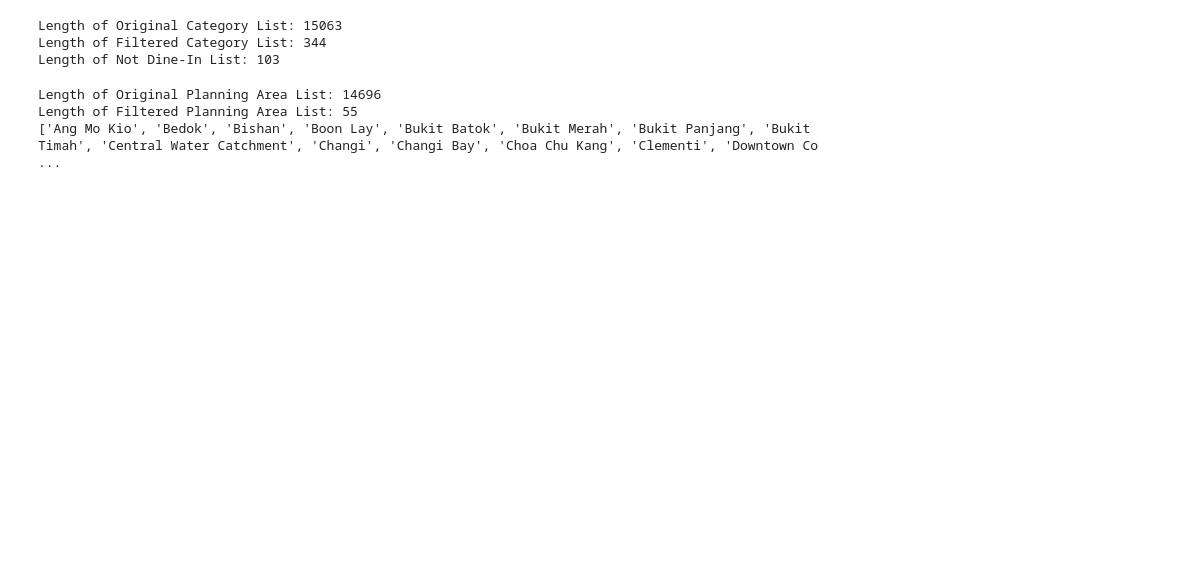
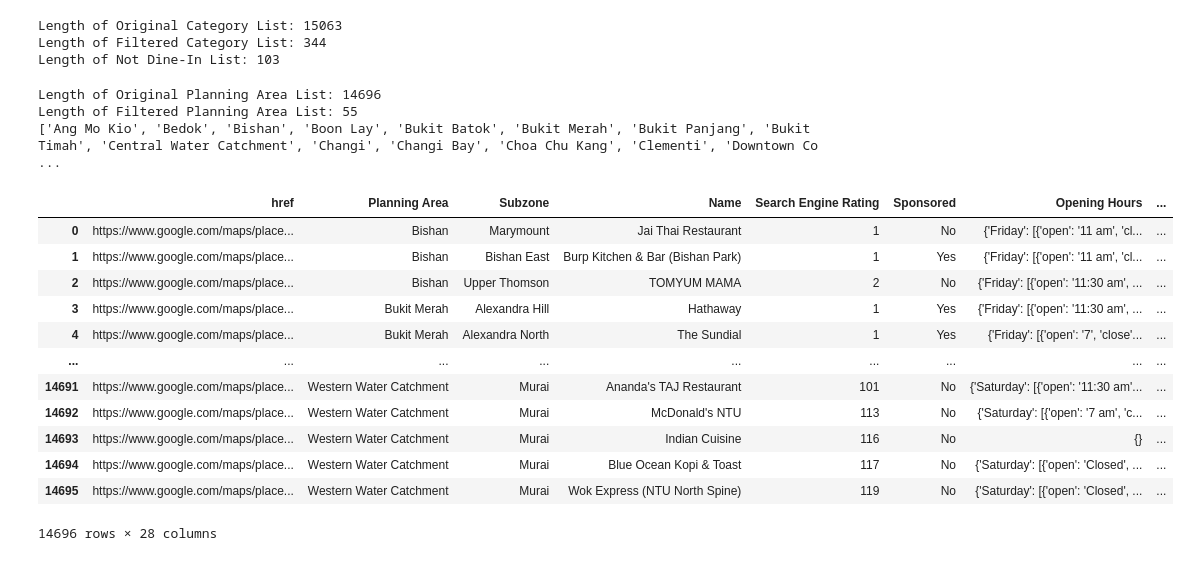
Before and after one commit to AlexanderLJX/SIT-Data-Visualization-and-Analysis, a Jupyter notebook: main/data_cleansing_food.ipynb, the cells around one changed output. Cells and saved outputs as stored; diff of their text form; code cells hidden in the pictures; blank space fills up the shorter version.

Commit message:
Created new columns for extraction of useful information from About column

```diff
--- a/main/data_cleansing_food.ipynb
+++ b/main/data_cleansing_food.ipynb
@@ -152,6 +154,50 @@ print(filtered_planning_area_list)
 Length of Original Planning Area List: 14696
 Length of Filtered Planning Area List: 55
 ['Ang Mo Kio', 'Bedok', 'Bishan', 'Boon Lay', 'Bukit Batok', 'Bukit Merah', 'Bukit Panjang', 'Bukit Timah', 'Central Water Catchment', 'Changi', 'Changi Bay', 'Choa Chu Kang', 'Clementi', 'Downtown Co ...
+# %%
+# Extracting useful information from About Column
+
+import pandas as pd
+
+df = pd.read_csv('scraped_data_food_full_processed.csv')
+
+
+# Assuming df is your DataFrame and it already exists
+
+# Safely convert the string representation of list of strings into a list of strings
+df['About'] = df['About'].apply(ast.literal_eval)
+# print(df["About"])
+
+# New Columns for Classifying Dining Options
+df['Dine In'] = None
+df['Takeaway'] = None
+df['Delivery Service'] = None
+df['Accept Reservations'] = None
+df['Outdoor Seating'] = None
+
+# New columns for Classifying Accessibility Options
+df['Wheelchair Accessibility'] = None
+
+# New columns for Classifying Customer Groups
+df['Family Friendly'] = None
+df['Groups'] = None
+df['Good for Kids'] = None
+
+# df
+# %% [output]
+|  | href | Planning Area | Subzone | Name | Search Engine Rating | Sponsored | Opening Hours | ... |
+| 0 | https://www.google.com/maps/place... | Bishan | Marymount | Jai Thai Restaurant | 1 | No | {'Friday': [{'open': '11 am', 'cl... | ... |
+| 1 | https://www.google.com/maps/place... | Bishan | Bishan East | Burp Kitchen & Bar (Bishan Park) | 1 | Yes | {'Friday': [{'open': '11 am', 'cl... | ... |
+| 2 | https://www.google.com/maps/place... | Bishan | Upper Thomson | TOMYUM MAMA | 2 | No | {'Friday': [{'open': '11:30 am', ... | ... |
+| 3 | https://www.google.com/maps/place... | Bukit Merah | Alexandra Hill | Hathaway | 1 | Yes | {'Friday': [{'open': '11:30 am', ... | ... |
+| 4 | https://www.google.com/maps/place... | Bukit Merah | Alexandra North | The Sundial | 1 | Yes | {'Friday': [{'open': '7', 'close'... | ... |
+| ... | ... | ... | ... | ... | ... | ... | ... | ... |
+| 14691 | https://www.google.com/maps/place... | Western Water Catchment | Murai | Ananda's TAJ Restaurant | 101 | No | {'Saturday': [{'open': '11:30 am'... | ... |
+| 14692 | https://www.google.com/maps/place... | Western Water Catchment | Murai | McDonald's NTU | 113 | No | {'Saturday': [{'open': '7 am', 'c... | ... |
+| 14693 | https://www.google.com/maps/place... | Western Water Catchment | Murai | Indian Cuisine | 116 | No | {} | ... |
+| 14694 | https://www.google.com/maps/place... | Western Water Catchment | Murai | Blue Ocean Kopi & Toast | 117 | No | {'Saturday': [{'open': 'Closed', ... | ... |
+| 14695 | https://www.google.com/maps/place... | Western Water Catchment | Murai | Wok Express (NTU North Spine) | 119 | No | {'Saturday': [{'open': 'Closed', ... | ... |
+14696 rows × 28 columns
 # %%
 # Temporary Removal of Metadata Filtering
 
```
Also changed, not shown: parts of 1 cell of this notebook.
